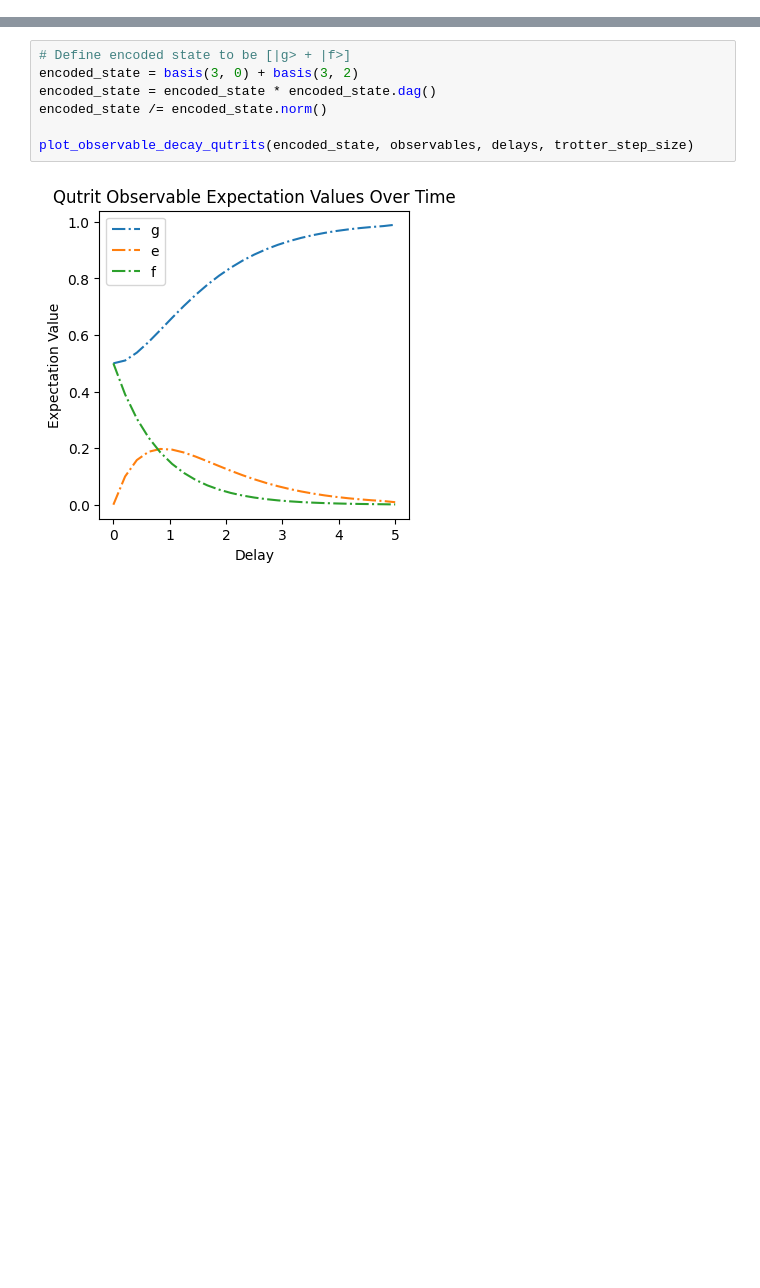
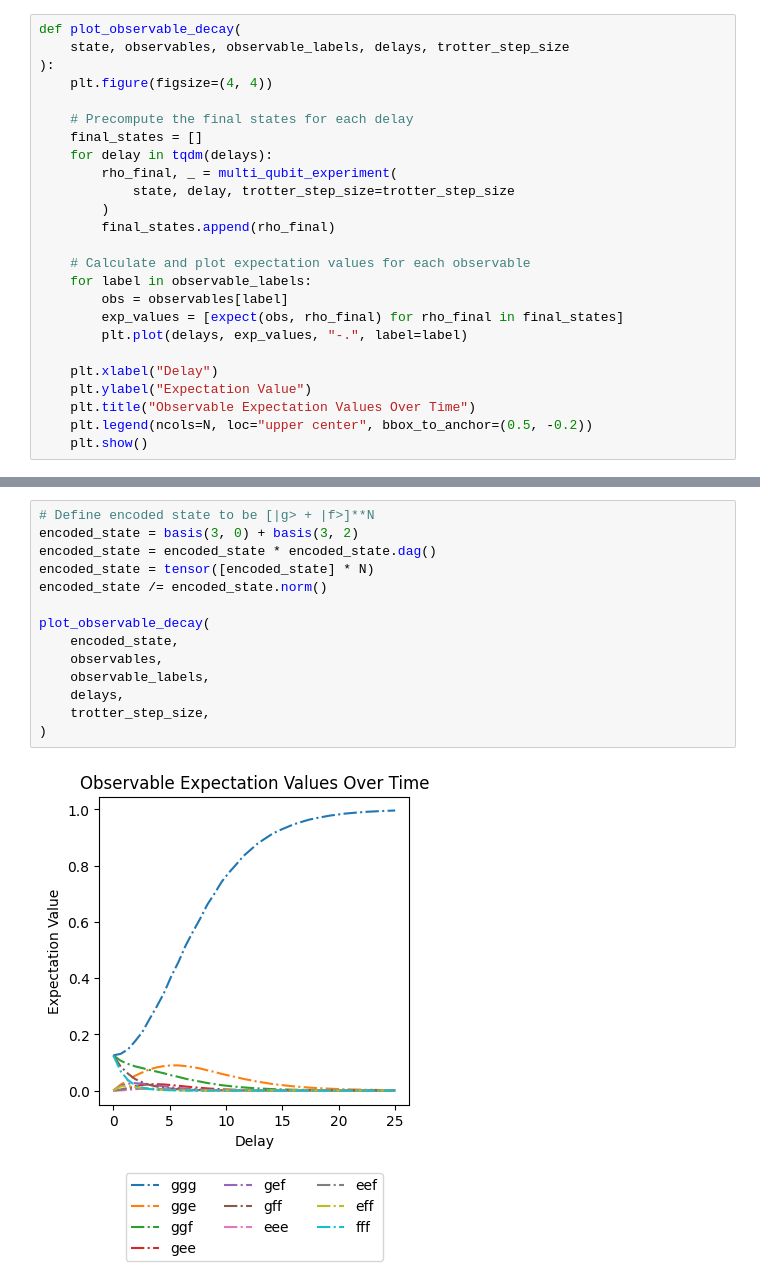
Before and after one commit to Pitt-JonesLab/quantum_logical, a Jupyter notebook: src/notebooks/noisy_simulation/02_qutrit_gad.ipynb, the cells around one changed output, grey strips where cells are left out. Drawn from its saved outputs; the diff is of its cells as text; blank space fills up the shorter version.

```diff
--- a/src/notebooks/noisy_simulation/02_qutrit_gad.ipynb
+++ b/src/notebooks/noisy_simulation/02_qutrit_gad.ipynb
@@ -82,0 +53,25 @@ plot_observable_decay_qutrits(initial_state, observables, delays, trotter_step_s
+# %%
+def plot_observable_decay(
+    state, observables, observable_labels, delays, trotter_step_size
+):
+    plt.figure(figsize=(4, 4))
+
+    # Precompute the final states for each delay
+    final_states = []
+    for delay in tqdm(delays):
+        rho_final, _ = multi_qubit_experiment(
+            state, delay, trotter_step_size=trotter_step_size
+        )
+        final_states.append(rho_final)
+
+    # Calculate and plot expectation values for each observable
+    for label in observable_labels:
+        obs = observables[label]
+        exp_values = [expect(obs, rho_final) for rho_final in final_states]
+        plt.plot(delays, exp_values, "-.", label=label)
+
+    plt.xlabel("Delay")
+    plt.ylabel("Expectation Value")
+    plt.title("Observable Expectation Values Over Time")
+    plt.legend(ncols=N, loc="upper center", bbox_to_anchor=(0.5, -0.2))
+    plt.show()
@@ -83,9 +89,16 @@ plot_observable_decay_qutrits(initial_state, observables, delays, trotter_step_s
 # %%
-# Define encoded state to be [|g> + |f>]
+# Define encoded state to be [|g> + |f>]**N
 encoded_state = basis(3, 0) + basis(3, 2)
 encoded_state = encoded_state * encoded_state.dag()
+encoded_state = tensor([encoded_state] * N)
 encoded_state /= encoded_state.norm()
 
-plot_observable_decay_qutrits(encoded_state, observables, delays, trotter_step_size)
+plot_observable_decay(
+    encoded_state,
+    observables,
+    observable_labels,
+    delays,
+    trotter_step_size,
+)
 # %% [output]
-[figure, old version]
+[figure, new version]
```
Also changed, not shown: parts of 13 cells of this notebook, 19 other files.
